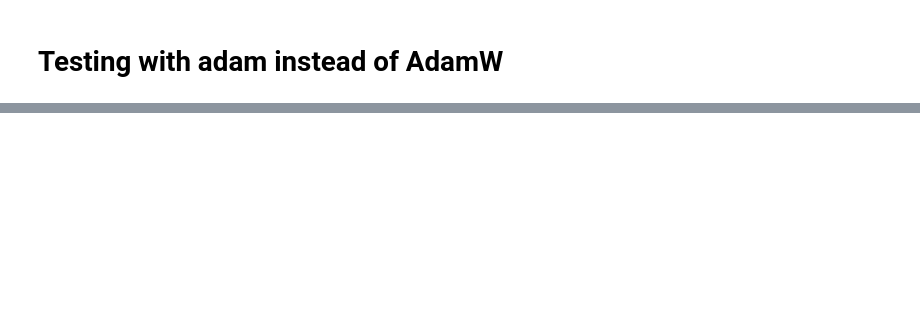
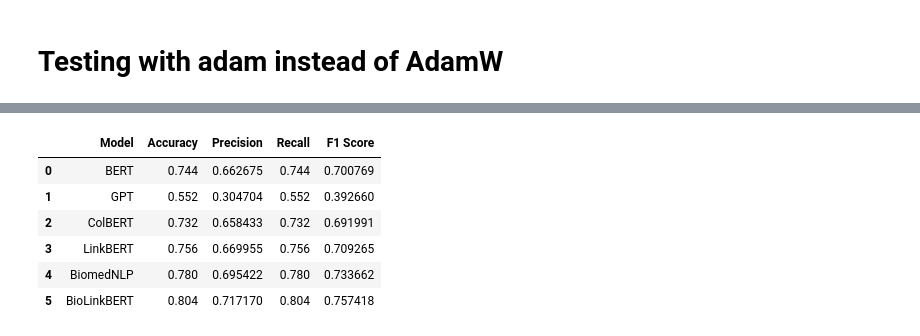
Before and after one commit to trduc97/neural_medical_qa, a Jupyter notebook: diss_medqa_torch.ipynb, the cells around one changed output, grey strips where cells are left out. Saved outputs shown, nothing was run; the diff lists cells and outputs as text; code cells hidden in the pictures; blank space fills up the shorter version.

Commit message:
Kaggle Notebook | diss_medqa_torch | Version 2

```diff
--- a/diss_medqa_torch.ipynb
+++ b/diss_medqa_torch.ipynb
@@ -582,0 +615,21 @@ OutOfMemoryError: CUDA out of memory. Tried to allocate 58.00 MiB. GPU 0 has a t
+# %%
+trainer_mix = Trainandtest(pubmed_mix, pubmedqa_test)
+
+import torch
+import gc
+# Function to free up memory
+def free_memory():
+    gc.collect()
+    torch.cuda.empty_cache()
+
+for model in models:
+    model_name=model['model_name'],
+    source=model['source'],
+    trainer_mix.model_compile(QAmodel,model_name,source,batch_size=8)
+    free_memory()
+    # Train the model
+    trainer_mix.training(model_name, epochs=3)
+
+    # test the model
+    test_result = trainer_mix.val()
+    trainer_mix.results[model['model_name']] = test_result
@@ -593,21 +816,0 @@ result_adam
-# %%
-trainer_mix = Trainandtest(pubmedqa_mix_train, pubmedqa_mix_test)
-
-import torch
-import gc
-# Function to free up memory
-def free_memory():
-    gc.collect()
-    torch.cuda.empty_cache()
-
-for model in models:
-    model_name=model['model_name'],
-    source=model['source'],
-    trainer_mix.model_compile(model_name,source,batch_size=8)
-    free_memory()
-    # Train the model
-    trainer_mix.training(model_name, epochs=3)
-
-    # test the model
-    test_result = trainer_mix.val()
-    trainer_mix.results[model['model_name']] = test_result
@@ -630,0 +817,11 @@ Epoch 1, Loss: 0.6404168241201563, F1 Score: 0.7252281312845033
+# %%
+result_mix= result_convert(trainer_mix.results)
+result_mix
+# %% [output]
+|  | Model | Accuracy | Precision | Recall | F1 Score |
+| 0 | BERT | 0.744 | 0.662675 | 0.744 | 0.700769 |
+| 1 | GPT | 0.552 | 0.304704 | 0.552 | 0.392660 |
+| 2 | ColBERT | 0.732 | 0.658433 | 0.732 | 0.691991 |
+| 3 | LinkBERT | 0.756 | 0.669955 | 0.756 | 0.709265 |
+| 4 | BiomedNLP | 0.780 | 0.695422 | 0.780 | 0.733662 |
+| 5 | BioLinkBERT | 0.804 | 0.717170 | 0.804 | 0.757418 |
```
Also changed, not shown: parts of 31 cells of this notebook.
